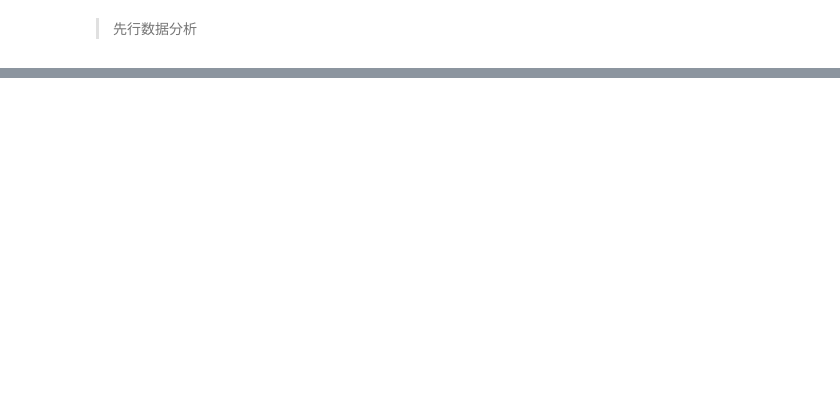
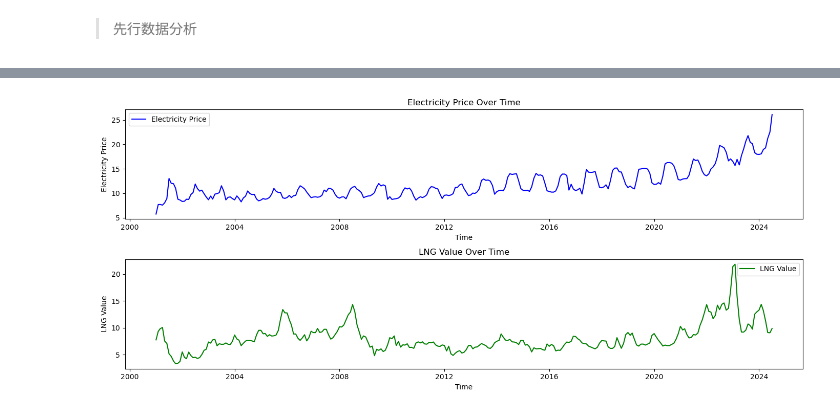
Before and after one commit to EnlightenRK/MEPFIEP, a Jupyter notebook: Data/AdvanceGuidanceData/AccompanyingNote.ipynb, the cells around one changed output, grey strips where cells are left out. Saved outputs shown, nothing was run; the diff lists cells and outputs as text; code cells hidden in the pictures; blank space fills up the shorter version.

```diff
--- a/Data/AdvanceGuidanceData/AccompanyingNote.ipynb
+++ b/Data/AdvanceGuidanceData/AccompanyingNote.ipynb
@@ -47,0 +44,7 @@ import pandas as pd
+# %%
+加州工业电价和天然气价格 = pd.merge(加州天然气,加州工业电价数据,left_on="period",right_on="stateid",how="left")
+加州工业电价和天然气价格  = 加州工业电价和天然气价格[["period","price-units","value"]]
+加州工业电价和天然气价格=加州工业电价和天然气价格.rename(columns={"period":'time',"price-units":'electricity-price',"value":'LNG-value'})
+加州工业电价和天然气价格  = 加州工业电价和天然气价格.sort_values(by=['time'],ascending= True)
+加州工业电价和天然气价格.to_csv("加州工业电价和天然气价格.csv",index=False)
+加州工业电价和天然气价格
@@ -47,0 +67,31 @@ import pandas as pd
+# %%
+data = 加州工业电价和天然气价格
+# %%
+import matplotlib.pyplot as plt
+
+# Convert 'time' to datetime format for easier plotting
+data['time'] = pd.to_datetime(data['time'])
+
+# Plot the electricity price and LNG value over time
+plt.figure(figsize=(14, 6))
+
+# Plot electricity price
+plt.subplot(2, 1, 1)
+plt.plot(data['time'], data['electricity-price'], label='Electricity Price', color='blue')
+plt.title('Electricity Price Over Time')
+plt.xlabel('Time')
+plt.ylabel('Electricity Price')
+plt.legend()
+
+# Plot LNG value
+plt.subplot(2, 1, 2)
+plt.plot(data['time'], data['LNG-value'], label='LNG Value', color='green')
+plt.title('LNG Value Over Time')
+plt.xlabel('Time')
+plt.ylabel('LNG Value')
+plt.legend()
+
+plt.tight_layout()
+plt.show()
+# %% [output]
+[figure, added]
```
Also changed, not shown: parts of 4 cells of this notebook, 3 other files.
